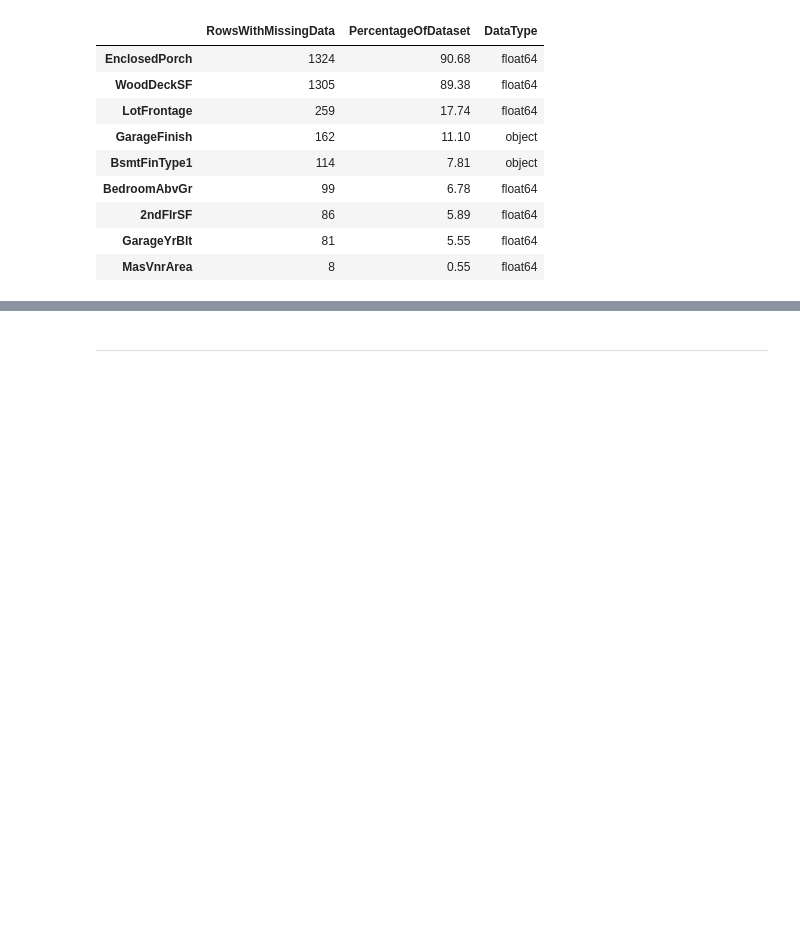
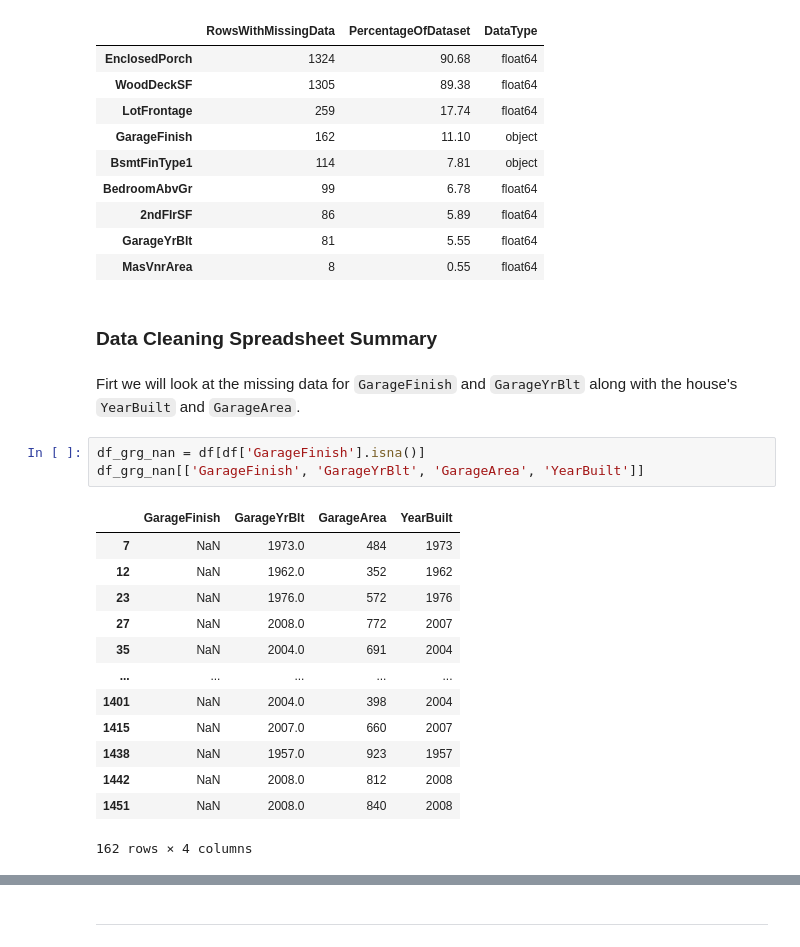
Before and after one commit to van-essa/heritage-housing-issues, a Jupyter notebook: jupyter_notebooks/03 - Data Cleaning.ipynb, the cells around one changed output, grey strips where cells are left out. Cells and saved outputs as stored; diff of their text form; blank space fills up the shorter version.

Commit message:
Working on the data cleaning

```diff
--- a/jupyter_notebooks/03 - Data Cleaning.ipynb
+++ b/jupyter_notebooks/03 - Data Cleaning.ipynb
@@ -233,3 +233,24 @@ EvaluateMissingData(df)
 | 2ndFlrSF | 86 | 5.89 | float64 |
 | GarageYrBlt | 81 | 5.55 | float64 |
 | MasVnrArea | 8 | 0.55 | float64 |
+# %% [markdown]
+### Data Cleaning Spreadsheet Summary
+# %% [markdown]
+Firt we will look at the missing data for `GarageFinish` and `GarageYrBlt` along with the house's `YearBuilt` and `GarageArea`.
+# %%
+df_grg_nan = df[df['GarageFinish'].isna()]
+df_grg_nan[['GarageFinish', 'GarageYrBlt', 'GarageArea', 'YearBuilt']]
+# %% [output]
+|  | GarageFinish | GarageYrBlt | GarageArea | YearBuilt |
+| 7 | NaN | 1973.0 | 484 | 1973 |
+| 12 | NaN | 1962.0 | 352 | 1962 |
+| 23 | NaN | 1976.0 | 572 | 1976 |
+| 27 | NaN | 2008.0 | 772 | 2007 |
+| 35 | NaN | 2004.0 | 691 | 2004 |
+| ... | ... | ... | ... | ... |
+| 1401 | NaN | 2004.0 | 398 | 2004 |
+| 1415 | NaN | 2007.0 | 660 | 2007 |
+| 1438 | NaN | 1957.0 | 923 | 1957 |
+| 1442 | NaN | 2008.0 | 812 | 2008 |
+| 1451 | NaN | 2008.0 | 840 | 2008 |
+162 rows × 4 columns
```
Also changed, not shown: parts of 1 cell of this notebook.
